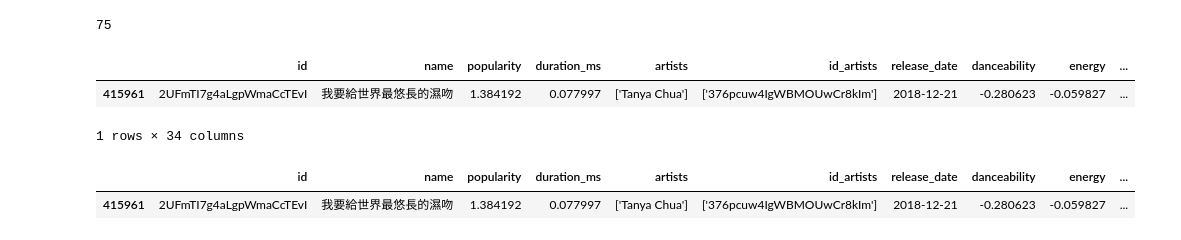
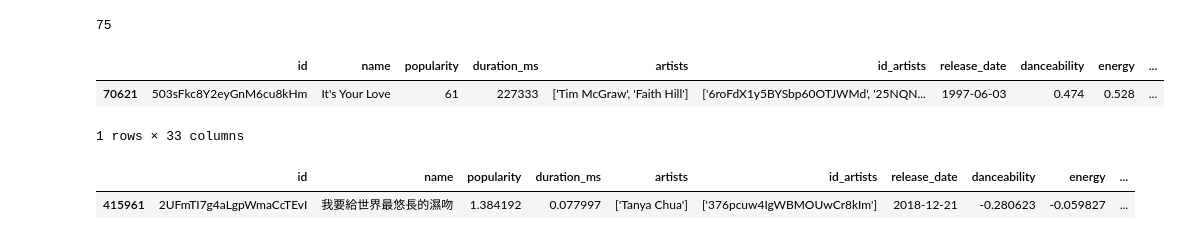
Before and after one commit to seyed0123/MelODyHub, a Jupyter notebook: src/main/python/test.ipynb, the cells around one changed output. Cells and saved outputs as stored; diff of their text form; code cells hidden in the pictures.

```diff
--- a/src/main/python/test.ipynb
+++ b/src/main/python/test.ipynb
@@ -392,12 +392,12 @@ cluster.values[0]
 # %% [output]
 75
 # %%
-target_point = df_model[df_model["name"] == "我要給世界最悠長的濕吻"]
+target_point = df_model[df_model["id"] == "503sFkc8Y2eyGnM6cu8kHm"]
 target_point
 # %% [output]
 |  | id | name | popularity | duration_ms | artists | id_artists | release_date | danceability | energy | ... |
-| 415961 | 2UFmTI7g4aLgpWmaCcTEvI | 我要給世界最悠長的濕吻 | 1.384192 | 0.077997 | ['Tanya Chua'] | ['376pcuw4IgWBMOUwCr8kIm'] | 2018-12-21 | -0.280623 | -0.059827 | ... |
+| 70621 | 503sFkc8Y2eyGnM6cu8kHm | It's Your Love | 61 | 227333 | ['Tim McGraw', 'Faith Hill'] | ['6roFdX1y5BYSbp60OTJWMd', '25NQN... | 1997-06-03 | 0.474 | 0.528 | ... |
-1 rows × 34 columns
+1 rows × 33 columns
 # %%
 df_model[df_model["id"] == "2UFmTI7g4aLgpWmaCcTEvI"]
 # %% [output]
```
Also changed, not shown: 7 other files.
